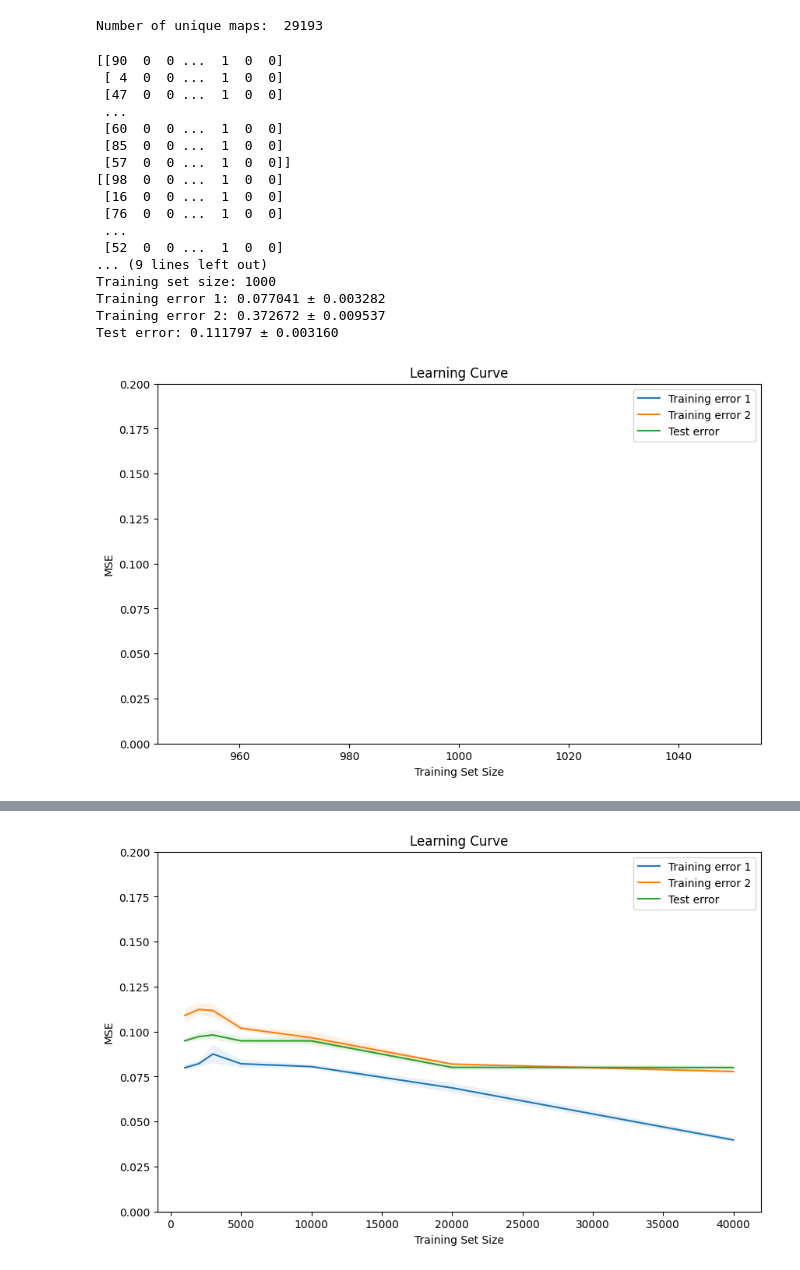
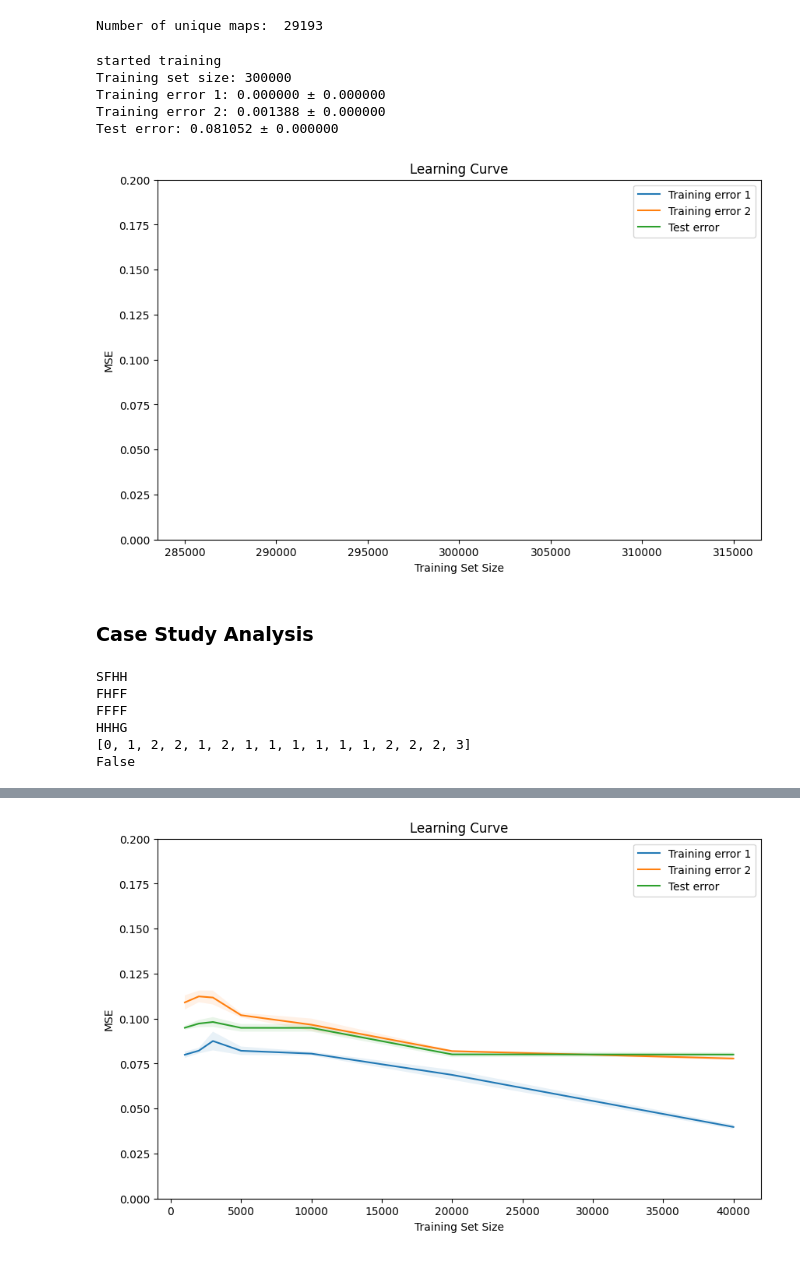
Before and after one commit to keremoner/MCTS-Time-Management, a Jupyter notebook: scripts/Generalization.ipynb, the cells around one changed output, grey strips where cells are left out. Cells and saved outputs as stored; diff of their text form; code cells hidden in the pictures.

Commit message:
Results and script changes

```diff
--- a/scripts/Generalization.ipynb
+++ b/scripts/Generalization.ipynb
@@ -86,7 +86,7 @@ def encode_map(map, categories='auto'):
     return encoded_map, encoder.categories_, category_mapping
 # %%
 import ast
-directory = "../datasets/CartPole-v1_disc-0.20_s1-100_t500/"
+directory = "../datasets/FrozenLake-v1_m4-4_s1-100_t1_unboosted/"
 dataset_names = os.listdir(directory)
 dataset = pd.DataFrame()
 print (dataset_names)
@@ -105,7 +105,7 @@ if 'Map' in dataset.columns:
     dataset['Encoded_Map'] = dataset['List_Map'].apply(lambda x: encode_maze(x))
     categories = encode_map(dataset['List_Map'].iloc[0])[1]
     print(categories)
-    dataset['OneHotEncoded_Map'] = dataset['List_Map'].apply(lambda x: np.reshape(encode_map(x, categories)[0], (-1)))
+    #dataset['OneHotEncoded_Map'] = dataset['List_Map'].apply(lambda x: np.reshape(encode_map(x, categories)[0], (-1)))
 print(dataset)
 dataset.describe()
 # %% [output]
@@ -813,6 +793,7 @@ print("Number of unique maps: ", map_count)
 # %% [output]
 Number of unique maps:  29193
 # %%
+import pickle
 #Getting min and max number of simulations
 sim_min = dataset['Simulations'].min()
 sim_max = dataset['Simulations'].max()
@@ -827,7 +808,7 @@ for map in dataset["Map"].unique():
 map_count = len(unique_maps)
 categories = encode_map(dataset['List_Map'].iloc[0])[1]
 #Folds
-fold = 3
+fold = 1
 
 #Test set size
 test_set_size = math.ceil((map_count * 0.33))
@@ -835,15 +816,29 @@ test_set_size = math.ceil((map_count * 0.33))
 #Train set sizes
 #train_sizes = [1, 8, 16, 25, 75, 100, 1000, 2000, 3000, 4000, 5000, 10000, 15000, 30000, 60000, 100000, 150000, 200000, 250000, 300000]
 #train_sizes = train_sizes = list(range(10, 1000, 125)) + list(range(1000, 10000, 1000))
-train_sizes = [1000]
+train_sizes = [300000]
 #train_sizes = [1, 25, 100]
 
 train_scores1 = []
 train_scores2 = []
 test_scores = []
 
-one_hot = True
+one_hot = False
+
+#Creating Test Set
+test_maps = np.random.default_rng().choice(unique_maps, size=test_set_size, replace=False)
+test_set = dataset[dataset['Map'].isin(test_maps)].groupby(["Map", "Simulations"]).mean()["Discounted Return"]
+test_set_x = []
+test_set_y = []
+for j in range(len(test_set)):
+    if one_hot:
+        test_set_x.append([test_set.index[j][1]] + list(np.reshape(encode_map(add_padding(ast.literal_eval(test_set.index[j][0]), padding), categories=categories)[0], (-1))))
+    else:
+        test_set_x.append([test_set.index[j][1]] + encode_maze(add_padding(ast.literal_eval(test_set.index[j][0]), padding)))
+    test_set_y.append(test_set[j])
 categories = encode_map(dataset['List_Map'].iloc[0])[1]
+
+final_model = None
 
 for training_set_size in  train_sizes:
     train_scores1.append([])
@@ -851,17 +846,6 @@ for training_set_size in  train_sizes:
     test_scores.append([])
 
     for i in range(fold):
-        #Creating Test Set
-        test_maps = np.random.default_rng().choice(unique_maps, size=test_set_size, replace=False)
-        test_set = dataset[dataset['Map'].isin(test_maps)].groupby(["Map", "Simulations"]).mean()["Discounted Return"]
-        test_set_x = []
-        test_set_y = []
-        for j in range(len(test_set)):
-            if one_hot:
-                test_set_x.append([test_set.index[j][1]] + list(np.reshape(encode_map(add_padding(ast.literal_eval(test_set.index[j][0]), padding), categories=categories)[0], (-1))))
-            else:
-                test_set_x.append([test_set.index[j][1]] + encode_maze(add_padding(ast.literal_eval(test_set.index[j][0]), padding)))
-            test_set_y.append(test_set[j])
 
         #Creating Training Set
         training_set = dataset[~dataset['Map'].isin(test_maps)]
@@ -871,7 +855,6 @@ for training_set_size in  train_sizes:
         else:
             training_set_x = np.append(training_set_sampled["Simulations"].values.reshape(-1, 1), training_set_sampled['Encoded_Map'].apply(pd.Series).values, axis=1)
         training_set_y = training_set_sampled["Discounted Return"].values
-        print(training_set_x)
 
         #print("Maps seen in training: %d" % (len(training_set["Map"].unique())))
         #Creating Training Score 1 Set - Looking only sampled points
@@ -906,6 +889,7 @@ for training_set_size in  train_sizes:
         # print(b.mean())
         #Training
         for model_name, model in models.items():
+            print("started training")
             model.fit(training_set_x, training_set_y)
 
             #Predicting on test set
@@ -922,52 +906,44 @@ for training_set_size in  train_sizes:
             y_pred = model.predict(training_score2_set_x)
             train_score2 = mean_squared_error(training_score2_set_y, y_pred)
             train_scores2[-1].append(train_score2)
+            final_model = model
+            pickle.dump(model, open("../results/different_maps_4x4_unboosted.sav", 'wb'))
 
         # print("Fold: %d\nTraining set size: %d\nTraining error: %f\nTest error: %f\n" % (i, training_set_size, train_score, test_score))
     print("Training set size: %d\nTraining error 1: %f ± %f\nTraining error 2: %f ± %f\nTest error: %f ± %f\n" % (training_set_size, np.mean(train_scores1[-1]), np.std(train_scores1[-1]) / (fold ** 0.5), np.mean(train_scores2[-1]), np.std(train_scores2[-1]) / (fold ** 0.5), np.mean(test_scores[-1]), np.std(test_scores[-1]) / (fold ** 0.5)))
 
 # Calculate the mean and standard deviation of the training and test scores
 train1_mean = np.mean(train_scores1, axis=1)
 train1_std = np.std(train_scores1, axis=1) / (fold ** 0.5)
 train2_mean = np.mean(train_scores2, axis=1)
 train2_std = np.std(train_scores2, axis=1) / (fold ** 0.5)
 test_mean = np.mean(test_scores, axis=1)
 test_std = np.std(test_scores, axis=1) / (fold ** 0.5)
 
 # Plot the learning curve
 plt.figure(figsize=(10, 6))
 plt.plot(train_sizes, train1_mean, label='Training error 1')
 plt.plot(train_sizes, train2_mean, label='Training error 2')
 plt.plot(train_sizes, test_mean, label='Test error')
 
 # Add error bands showing the standard deviation
 plt.fill_between(train_sizes, train1_mean - train1_std, train1_mean + train1_std, alpha=0.1)
 plt.fill_between(train_sizes, train2_mean - train2_std, train2_mean + train2_std, alpha=0.1)
 plt.fill_between(train_sizes, test_mean - test_std, test_mean + test_std, alpha=0.1)
 
 # Add labels and title
 plt.xlabel('Training Set Size')
 plt.ylabel('MSE')
 plt.title('Learning Curve')
 plt.legend(loc='best')
 plt.ylim([0.0, 0.2])
 plt.show()
 # %% [output]
-[[90  0  0 ...  1  0  0]
- [ 4  0  0 ...  1  0  0]
- [47  0  0 ...  1  0  0]
- ...
- [60  0  0 ...  1  0  0]
- [85  0  0 ...  1  0  0]
- [57  0  0 ...  1  0  0]]
-[[98  0  0 ...  1  0  0]
- [16  0  0 ...  1  0  0]
- [76  0  0 ...  1  0  0]
- ...
- [52  0  0 ...  1  0  0]
-... (9 lines left out)
-Training set size: 1000
-Training error 1: 0.077041 ± 0.003282
-Training error 2: 0.372672 ± 0.009537
-Test error: 0.111797 ± 0.003160
+started training
+Training set size: 300000
+Training error 1: 0.000000 ± 0.000000
+Training error 2: 0.001388 ± 0.000000
+Test error: 0.081052 ± 0.000000
-[figure, old version]
+[figure, new version]
+# %% [markdown]
+### Case Study Analysis
@@ -973,0 +956,14 @@ Test error: 0.111797 ± 0.003160
+# %%
+#case_map = np.random.choice(unique_maps)
+case_map = "['SFHH', 'FHFF', 'FFFF', 'HHHG']"
+print_map(ast.literal_eval(case_map))
+encoded_case_map = list(np.reshape(encode_maze(add_padding(ast.literal_eval(case_map), padding)), (-1)))
+print(encoded_case_map)
+print(case_map in test_maps)
+# %% [output]
+SFHH
+FHFF
+FFFF
+HHHG
+[0, 1, 2, 2, 1, 2, 1, 1, 1, 1, 1, 1, 2, 2, 2, 3]
+False
```
Also changed, not shown: parts of 9 cells of this notebook, 23 other files.
